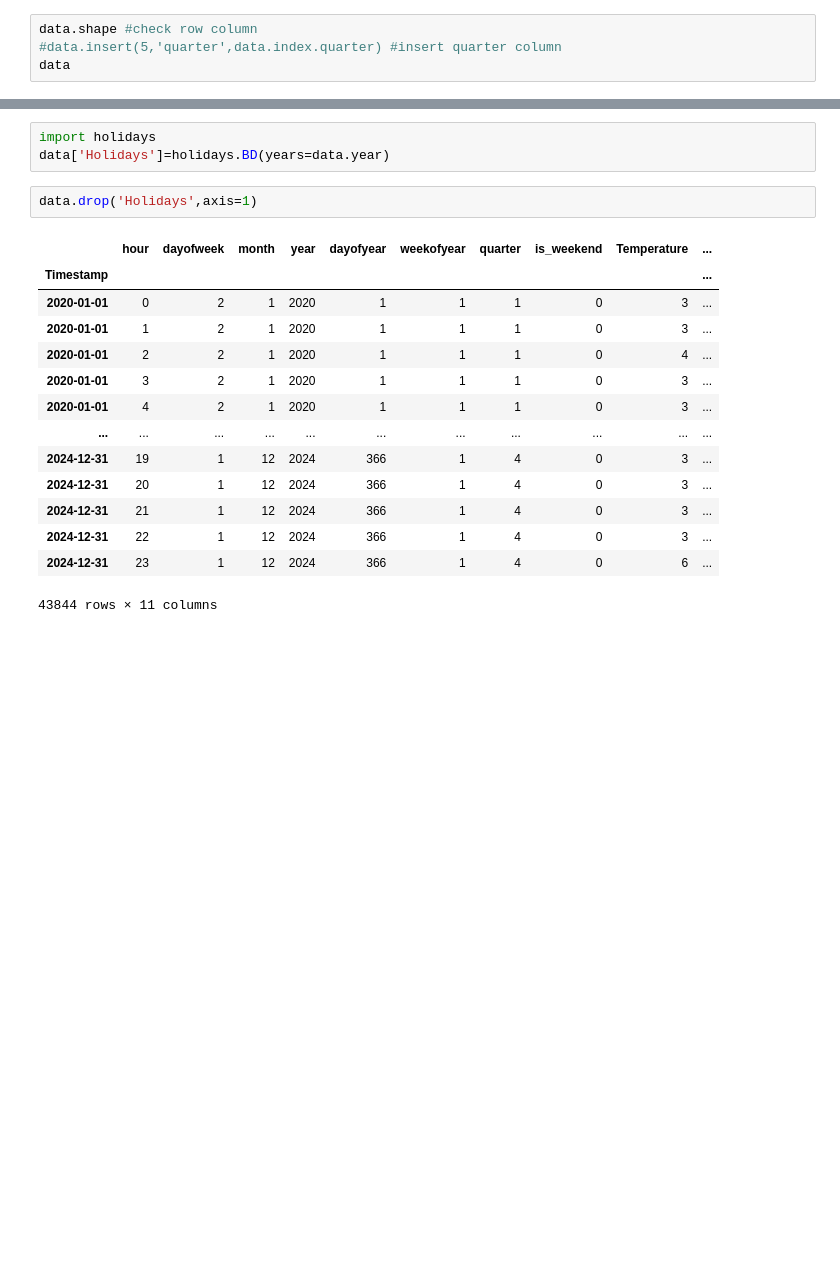
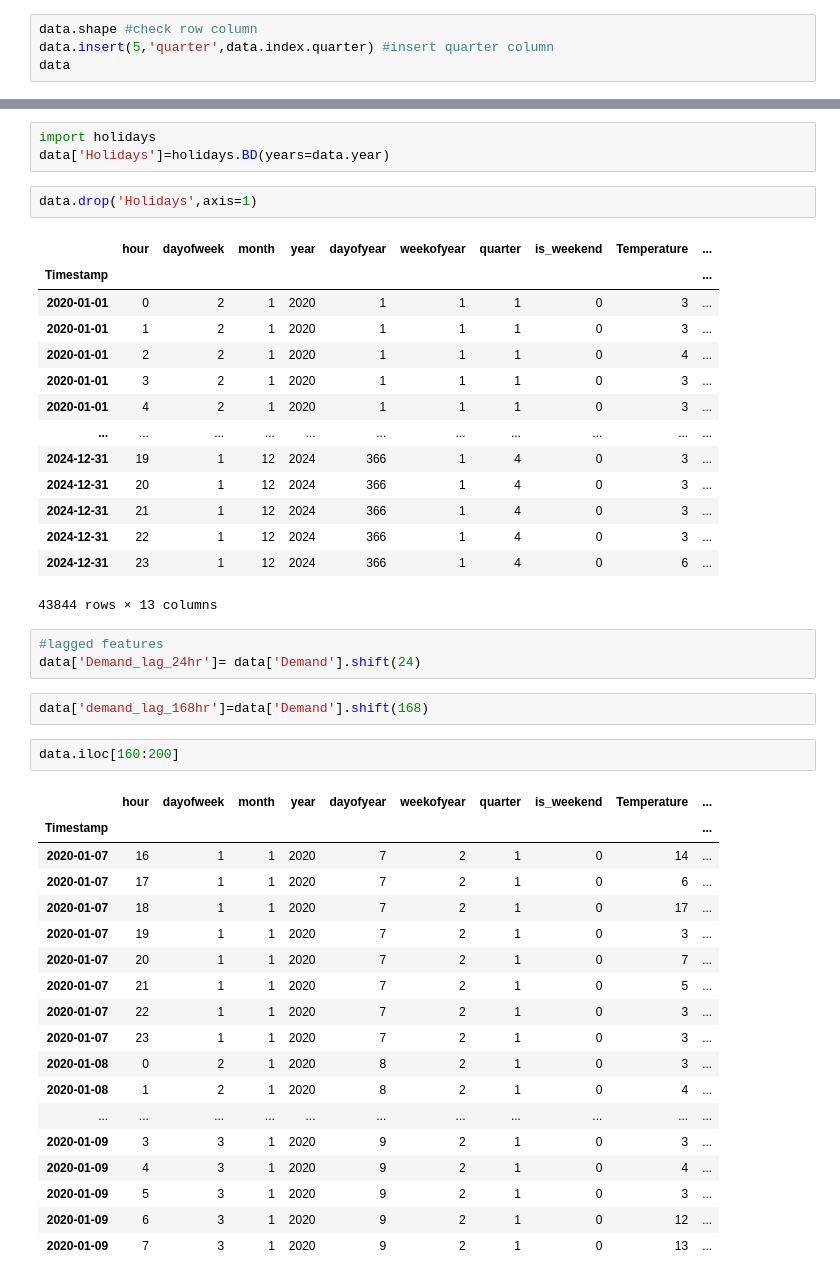
Before and after one commit to abdurrahman16/Electricity-Demand-Forecasting_Model-XGboost-, a Jupyter notebook: Electricity_Demand_Forecasting_Model(XGboost).ipynb, the cells around one changed output, grey strips where cells are left out. Drawn from its saved outputs; the diff is of its cells as text; blank space fills up the shorter version.

```diff
--- a/Electricity_Demand_Forecasting_Model(XGboost).ipynb
+++ b/Electricity_Demand_Forecasting_Model(XGboost).ipynb
@@ -98,7 +114,7 @@ data=data.dropna(how='all')
 data[['hour', 'dayofweek', 'month', 'year', 'dayofyear', 'Temperature', 'Humidity', 'Demand']]=data[['hour', 'dayofweek', 'month', 'year', 'dayofyear', 'Temperature', 'Humidity', 'Demand']].ffill()
 # %%
 data.shape #check row column
-#data.insert(5,'quarter',data.index.quarter) #insert quarter column
+data.insert(5,'quarter',data.index.quarter) #insert quarter column
 data
 # %% [output]
 |  | hour | dayofweek | month | year | dayofyear | quarter | Temperature | Humidity | Demand |
@@ -192,4 +190,30 @@ data.drop('Holidays',axis=1)
 | 2024-12-31 | 21 | 1 | 12 | 2024 | 366 | 1 | 4 | 0 | 3 | ... |
 | 2024-12-31 | 22 | 1 | 12 | 2024 | 366 | 1 | 4 | 0 | 3 | ... |
 | 2024-12-31 | 23 | 1 | 12 | 2024 | 366 | 1 | 4 | 0 | 6 | ... |
-43844 rows × 11 columns
+43844 rows × 13 columns
+# %%
+#lagged features
+data['Demand_lag_24hr']= data['Demand'].shift(24)
+# %%
+data['demand_lag_168hr']=data['Demand'].shift(168)
+# %%
+data.iloc[160:200]
+# %% [output]
+|  | hour | dayofweek | month | year | dayofyear | weekofyear | quarter | is_weekend | Temperature | ... |
+| Timestamp |  |  |  |  |  |  |  |  |  | ... |
+| 2020-01-07 | 16 | 1 | 1 | 2020 | 7 | 2 | 1 | 0 | 14 | ... |
+| 2020-01-07 | 17 | 1 | 1 | 2020 | 7 | 2 | 1 | 0 | 6 | ... |
+| 2020-01-07 | 18 | 1 | 1 | 2020 | 7 | 2 | 1 | 0 | 17 | ... |
+| 2020-01-07 | 19 | 1 | 1 | 2020 | 7 | 2 | 1 | 0 | 3 | ... |
+| 2020-01-07 | 20 | 1 | 1 | 2020 | 7 | 2 | 1 | 0 | 7 | ... |
+| 2020-01-07 | 21 | 1 | 1 | 2020 | 7 | 2 | 1 | 0 | 5 | ... |
+| 2020-01-07 | 22 | 1 | 1 | 2020 | 7 | 2 | 1 | 0 | 3 | ... |
+| 2020-01-07 | 23 | 1 | 1 | 2020 | 7 | 2 | 1 | 0 | 3 | ... |
+| 2020-01-08 | 0 | 2 | 1 | 2020 | 8 | 2 | 1 | 0 | 3 | ... |
+| 2020-01-08 | 1 | 2 | 1 | 2020 | 8 | 2 | 1 | 0 | 4 | ... |
+| ... | ... | ... | ... | ... | ... | ... | ... | ... | ... | ... |
+| 2020-01-09 | 3 | 3 | 1 | 2020 | 9 | 2 | 1 | 0 | 3 | ... |
+| 2020-01-09 | 4 | 3 | 1 | 2020 | 9 | 2 | 1 | 0 | 4 | ... |
+| 2020-01-09 | 5 | 3 | 1 | 2020 | 9 | 2 | 1 | 0 | 3 | ... |
+| 2020-01-09 | 6 | 3 | 1 | 2020 | 9 | 2 | 1 | 0 | 12 | ... |
+| 2020-01-09 | 7 | 3 | 1 | 2020 | 9 | 2 | 1 | 0 | 13 | ... |
```
Also changed, not shown: parts of 8 cells of this notebook.
